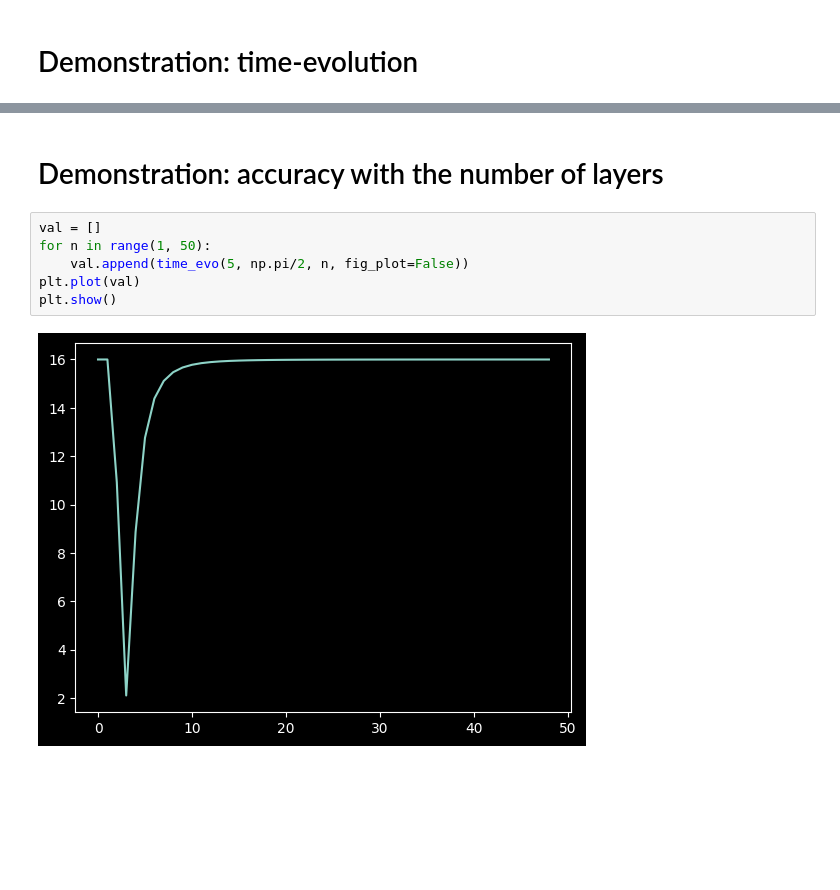
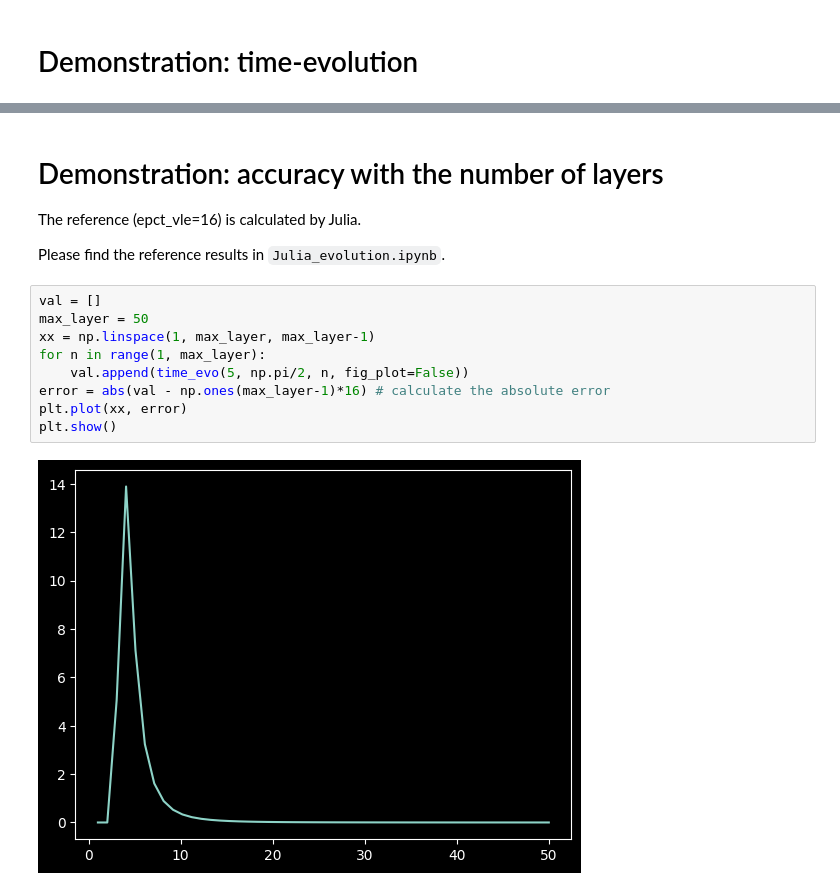
Before and after one commit to FelixXu35/Public_Projects, a Jupyter notebook: qiskit_evolution.ipynb, the cells around one changed output, grey strips where cells are left out. Cells and saved outputs as stored; diff of their text form; blank space fills up the shorter version.

```diff
--- a/qiskit_evolution.ipynb
+++ b/qiskit_evolution.ipynb
@@ -88,11 +88,18 @@ plt.show()
 [figure]
 # %% [markdown]
 # Demonstration: accuracy with the number of layers
+
+The reference (epct_vle=16) is calculated by Julia.
+
+Please find the reference results in `Julia_evolution.ipynb`.
 # %%
 val = []
-for n in range(1, 50):
+max_layer = 50
+xx = np.linspace(1, max_layer, max_layer-1)
+for n in range(1, max_layer):
     val.append(time_evo(5, np.pi/2, n, fig_plot=False))
-plt.plot(val)
+error = abs(val - np.ones(max_layer-1)*16) # calculate the absolute error
+plt.plot(xx, error)
 plt.show()
 # %% [output]
-[figure, old version]
+[figure, new version]
```
Also changed, not shown: parts of 1 cell of this notebook, 8 other files.
